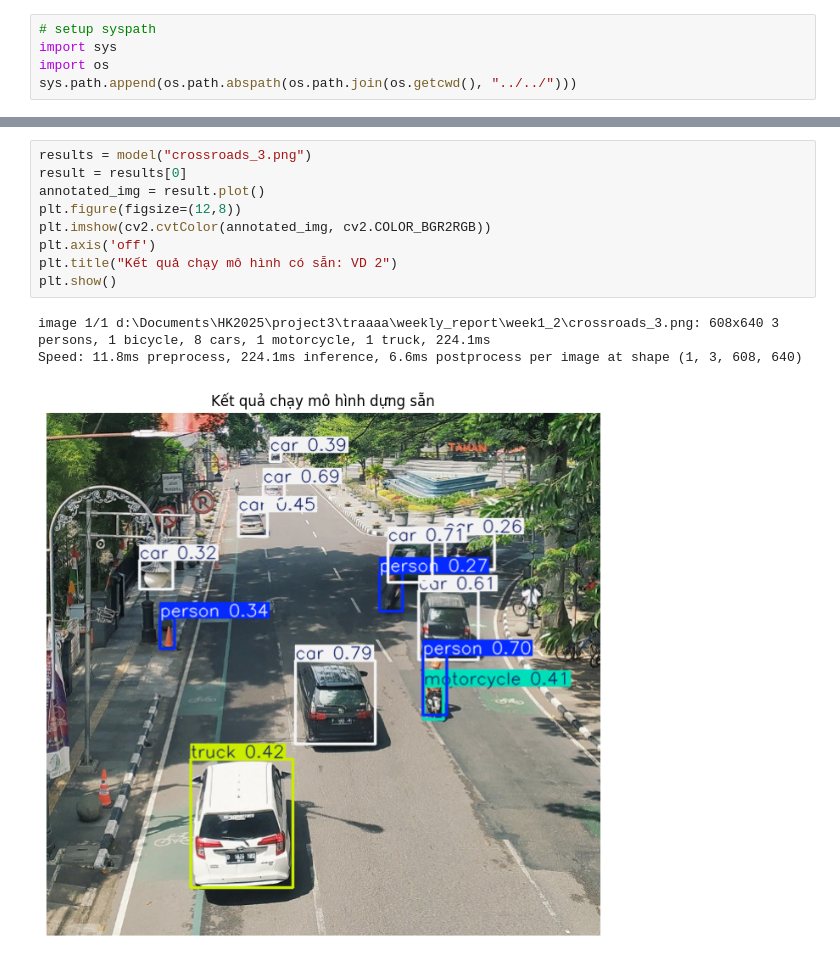
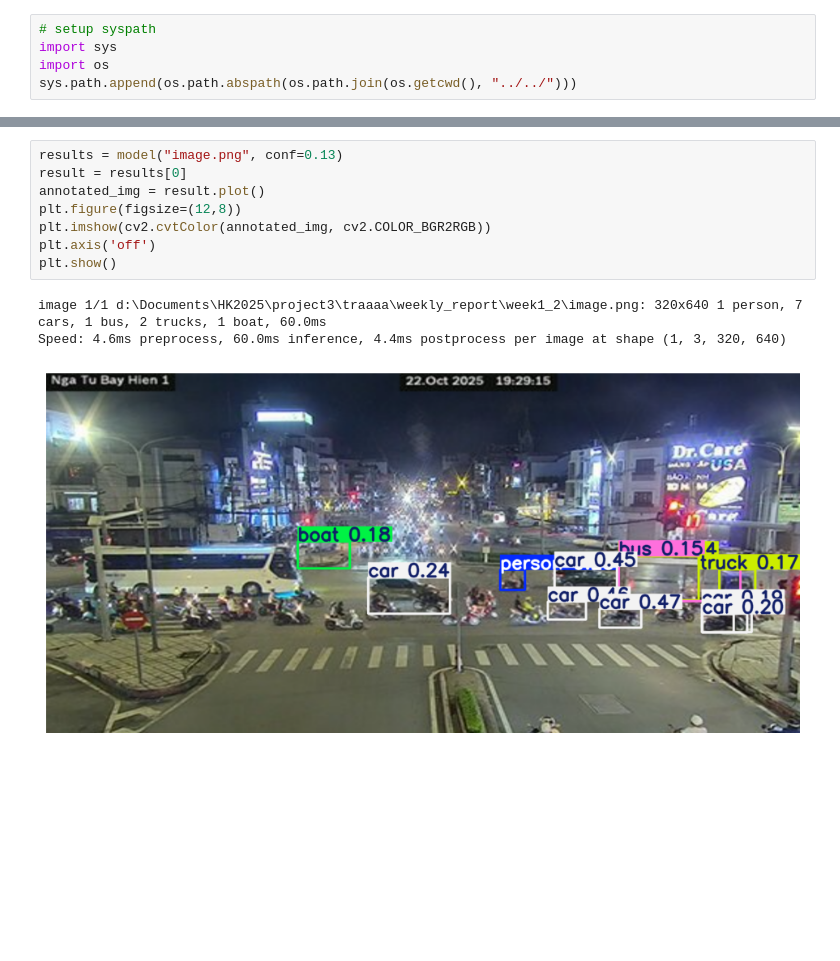
Before and after one commit to cjjjjjk/traaaa, a Jupyter notebook: weekly_report/week1_2/main.ipynb, the cells around one changed output, grey strips where cells are left out. Saved outputs shown, nothing was run; the diff lists cells and outputs as text; blank space fills up the shorter version.

```diff
--- a/weekly_report/week1_2/main.ipynb
+++ b/weekly_report/week1_2/main.ipynb
@@ -62,16 +124,15 @@ Speed: 6.9ms preprocess, 95.9ms inference, 16.6ms postprocess per image at shape
 # %%
-results = model("crossroads_3.png")
+results = model("image.png", conf=0.13)
 result = results[0]
 annotated_img = result.plot()
 plt.figure(figsize=(12,8))
 plt.imshow(cv2.cvtColor(annotated_img, cv2.COLOR_BGR2RGB))
 plt.axis('off')
-plt.title("Kết quả chạy mô hình có sẵn: VD 2")
 plt.show()
 # %% [output]
-image 1/1 d:\Documents\HK2025\project3\traaaa\weekly_report\week1_2\crossroads_3.png: 608x640 3 persons, 1 bicycle, 8 cars, 1 motorcycle, 1 truck, 224.1ms
-Speed: 11.8ms preprocess, 224.1ms inference, 6.6ms postprocess per image at shape (1, 3, 608, 640)
+image 1/1 d:\Documents\HK2025\project3\traaaa\weekly_report\week1_2\image.png: 320x640 1 person, 7 cars, 1 bus, 2 trucks, 1 boat, 60.0ms
+Speed: 4.6ms preprocess, 60.0ms inference, 4.4ms postprocess per image at shape (1, 3, 320, 640)
-[figure, old version]
+[figure, new version]
 # %%
 
 import importlib
```
Also changed, not shown: parts of 7 cells of this notebook, 29 other files.
